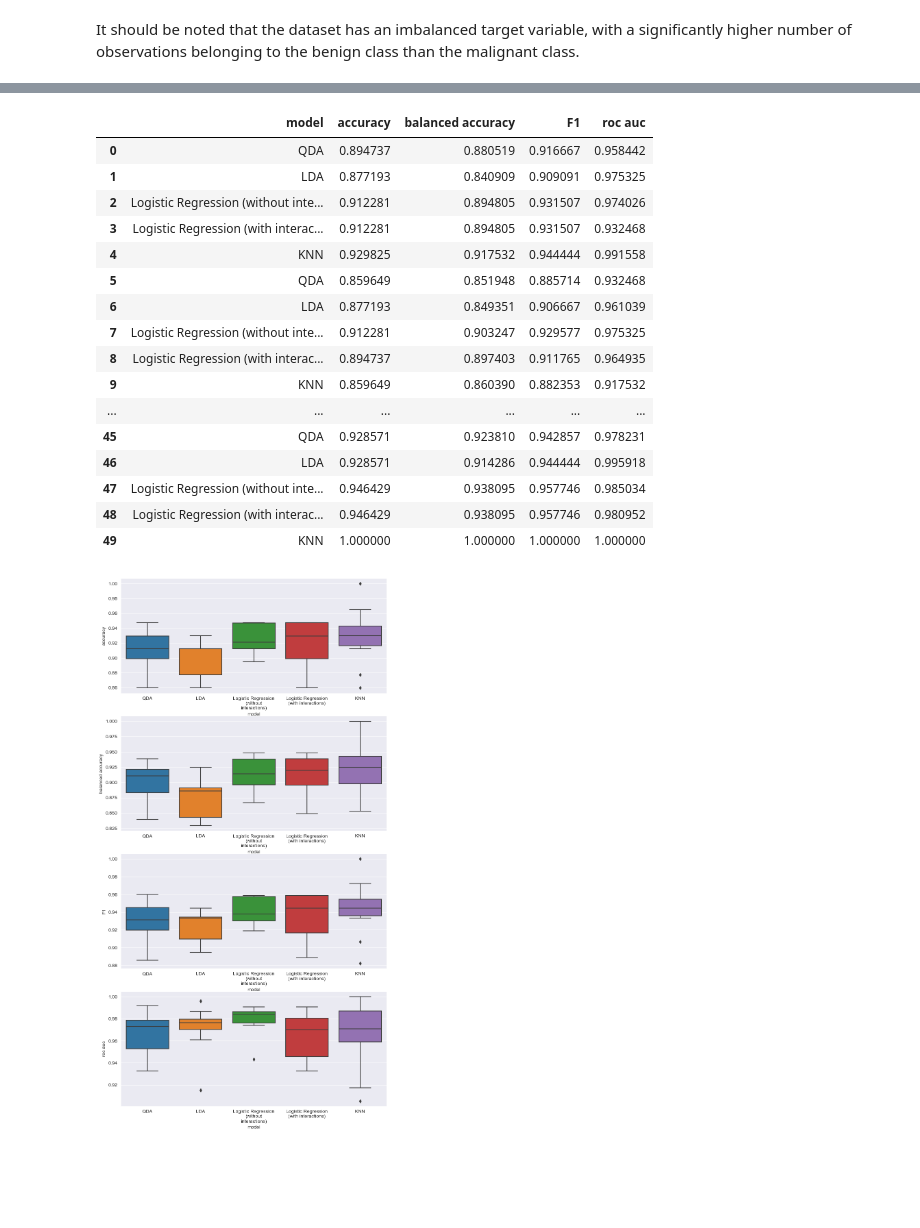
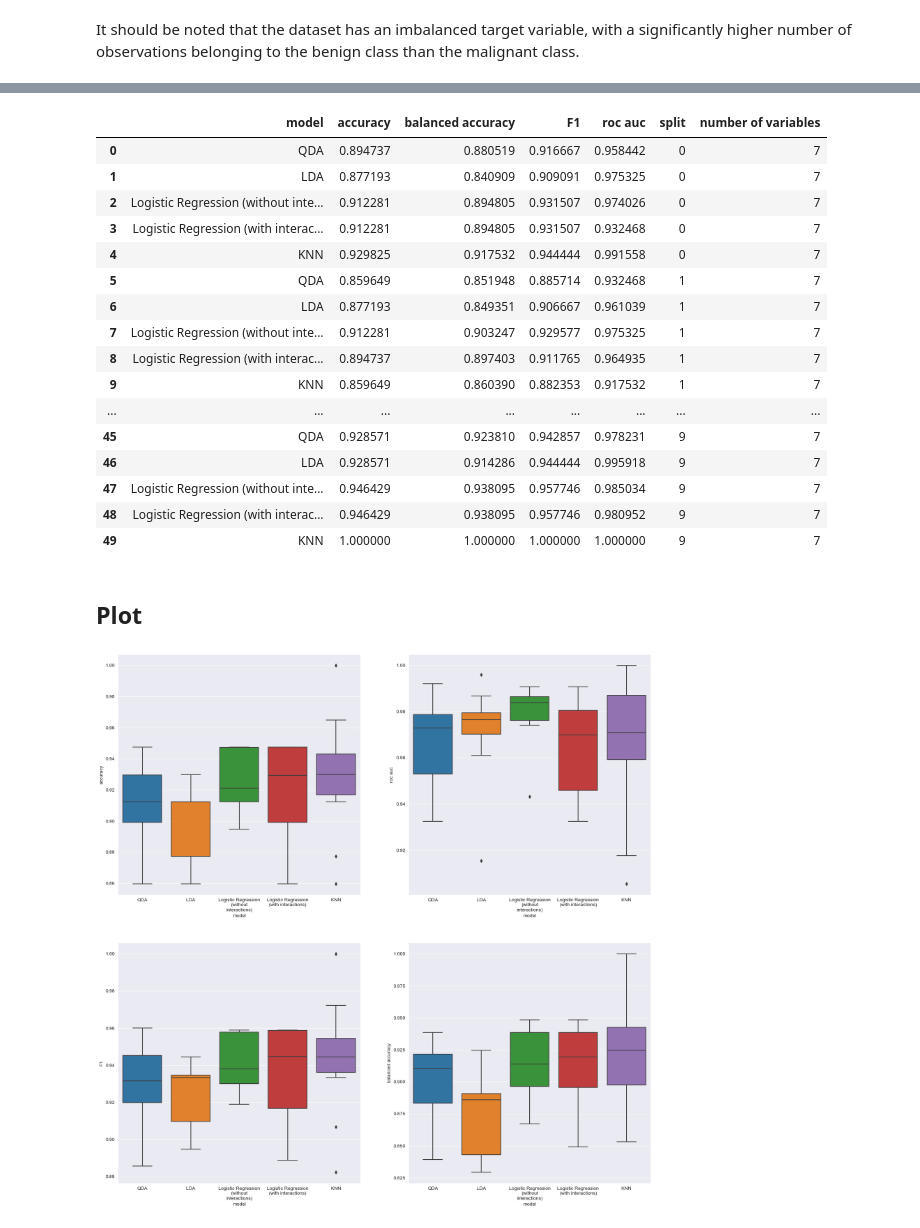
Before and after one commit to cinekele/aml_projects, a Jupyter notebook: project 1 - IRLS/breast_cancer_dataset_test.ipynb, the cells around one changed output, grey strips where cells are left out. Saved outputs shown, nothing was run; the diff lists cells and outputs as text; code cells hidden in the pictures; blank space fills up the shorter version.

Commit message:
modify real dataset results

```diff
--- a/project 1 - IRLS/real_dataset_test.ipynb
+++ b/project 1 - IRLS/breast_cancer_dataset_test.ipynb
@@ -133,42 +134,46 @@ for i, (train_indexes, test_indexes) in enumerate(skf.split(X, y)):
             "accuracy": accuracy_score(y_test, y_pred),
             "balanced accuracy": balanced_accuracy_score(y_test, y_pred),
             "F1": f1_score(y_test, y_pred),
-            "roc auc": roc_auc_score(y_test, y_proba)
+            "roc auc": roc_auc_score(y_test, y_proba),
+            "split": i,
+            "number of variables": len(columns)
         }
         result.append(res)
 
 result_df = pd.DataFrame(result)
 result_df
 # %% [output]
-|  | model | accuracy | balanced accuracy | F1 | roc auc |
-| 0 | QDA | 0.894737 | 0.880519 | 0.916667 | 0.958442 |
-| 1 | LDA | 0.877193 | 0.840909 | 0.909091 | 0.975325 |
-| 2 | Logistic Regression (without inte... | 0.912281 | 0.894805 | 0.931507 | 0.974026 |
-| 3 | Logistic Regression (with interac... | 0.912281 | 0.894805 | 0.931507 | 0.932468 |
-| 4 | KNN | 0.929825 | 0.917532 | 0.944444 | 0.991558 |
-| 5 | QDA | 0.859649 | 0.851948 | 0.885714 | 0.932468 |
-| 6 | LDA | 0.877193 | 0.849351 | 0.906667 | 0.961039 |
-| 7 | Logistic Regression (without inte... | 0.912281 | 0.903247 | 0.929577 | 0.975325 |
-| 8 | Logistic Regression (with interac... | 0.894737 | 0.897403 | 0.911765 | 0.964935 |
-| 9 | KNN | 0.859649 | 0.860390 | 0.882353 | 0.917532 |
-| ... | ... | ... | ... | ... | ... |
-| 45 | QDA | 0.928571 | 0.923810 | 0.942857 | 0.978231 |
-| 46 | LDA | 0.928571 | 0.914286 | 0.944444 | 0.995918 |
-| 47 | Logistic Regression (without inte... | 0.946429 | 0.938095 | 0.957746 | 0.985034 |
-| 48 | Logistic Regression (with interac... | 0.946429 | 0.938095 | 0.957746 | 0.980952 |
-| 49 | KNN | 1.000000 | 1.000000 | 1.000000 | 1.000000 |
+|  | model | accuracy | balanced accuracy | F1 | roc auc | split | number of variables |
+| 0 | QDA | 0.894737 | 0.880519 | 0.916667 | 0.958442 | 0 | 7 |
+| 1 | LDA | 0.877193 | 0.840909 | 0.909091 | 0.975325 | 0 | 7 |
+| 2 | Logistic Regression (without inte... | 0.912281 | 0.894805 | 0.931507 | 0.974026 | 0 | 7 |
+| 3 | Logistic Regression (with interac... | 0.912281 | 0.894805 | 0.931507 | 0.932468 | 0 | 7 |
+| 4 | KNN | 0.929825 | 0.917532 | 0.944444 | 0.991558 | 0 | 7 |
+| 5 | QDA | 0.859649 | 0.851948 | 0.885714 | 0.932468 | 1 | 7 |
+| 6 | LDA | 0.877193 | 0.849351 | 0.906667 | 0.961039 | 1 | 7 |
+| 7 | Logistic Regression (without inte... | 0.912281 | 0.903247 | 0.929577 | 0.975325 | 1 | 7 |
+| 8 | Logistic Regression (with interac... | 0.894737 | 0.897403 | 0.911765 | 0.964935 | 1 | 7 |
+| 9 | KNN | 0.859649 | 0.860390 | 0.882353 | 0.917532 | 1 | 7 |
+| ... | ... | ... | ... | ... | ... | ... | ... |
+| 45 | QDA | 0.928571 | 0.923810 | 0.942857 | 0.978231 | 9 | 7 |
+| 46 | LDA | 0.928571 | 0.914286 | 0.944444 | 0.995918 | 9 | 7 |
+| 47 | Logistic Regression (without inte... | 0.946429 | 0.938095 | 0.957746 | 0.985034 | 9 | 7 |
+| 48 | Logistic Regression (with interac... | 0.946429 | 0.938095 | 0.957746 | 0.980952 | 9 | 7 |
+| 49 | KNN | 1.000000 | 1.000000 | 1.000000 | 1.000000 | 9 | 7 |
+# %% [markdown]
+## Plot
 # %%
-fig, axes = plt.subplots(4, 1, figsize=(10, 20))
+fig, axes = plt.subplots(2, 2, figsize=(20, 20))
 wrapped_labels = [ '\n'.join(textwrap.wrap(label, 20)) for label in result_df.model.unique().tolist()]
 
-sns.boxplot(result_df, x="model", y="accuracy", ax=axes[0])
-axes[0].set_xticklabels(wrapped_labels)
-sns.boxplot(result_df, x="model", y="balanced accuracy", ax=axes[1])
-axes[1].set_xticklabels(wrapped_labels)
-sns.boxplot(result_df, x="model", y="F1", ax=axes[2])
-axes[2].set_xticklabels(wrapped_labels)
-sns.boxplot(result_df, x="model", y="roc auc", ax=axes[3])
-axes[3].set_xticklabels(wrapped_labels)
+sns.boxplot(result_df, x="model", y="accuracy", ax=axes[0][0])
+axes[0][0].set_xticklabels(wrapped_labels)
+sns.boxplot(result_df, x="model", y="roc auc", ax=axes[0][1])
+axes[0][1].set_xticklabels(wrapped_labels)
+sns.boxplot(result_df, x="model", y="F1", ax=axes[1][0])
+axes[1][0].set_xticklabels(wrapped_labels)
+sns.boxplot(result_df, x="model", y="balanced accuracy", ax=axes[1][1])
+axes[1][1].set_xticklabels(wrapped_labels)
 plt.show()
 # %% [output]
-[figure, old version]
+[figure, new version]
```
Also changed, not shown: parts of 3 cells of this notebook.
